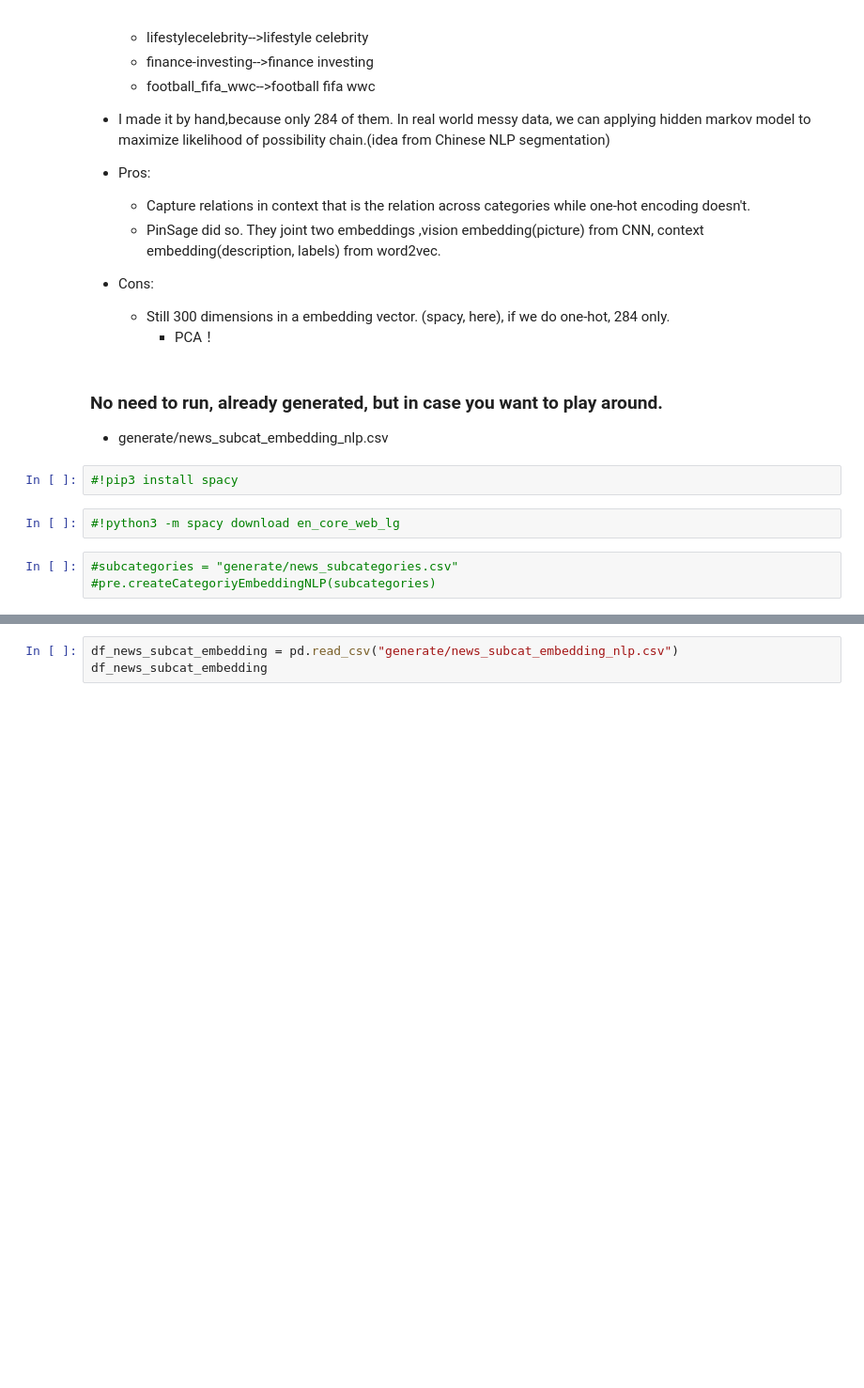
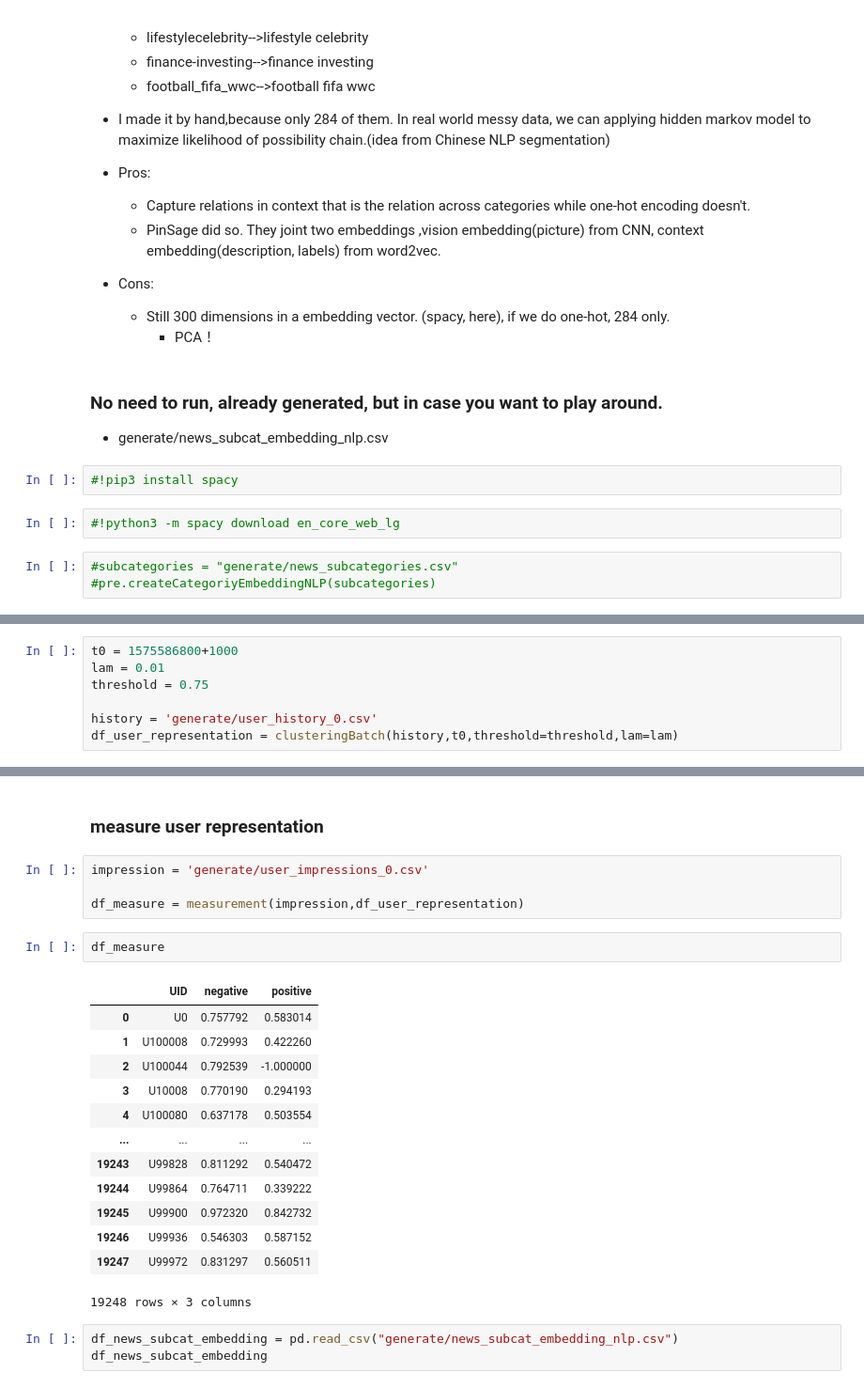
Before and after one commit to hujingwei3303/DM-project, a Jupyter notebook: DM.ipynb, the cells around one changed output, grey strips where cells are left out. Shown: that part at 94% size. Drawn from its saved outputs; the diff is of its cells as text; blank space fills up the shorter version.

```diff
--- a/DM.ipynb
+++ b/DM.ipynb
@@ -97,0 +213,7 @@ Use nlp embedding, tokenize subcategories
+# %%
+t0 = 1575586800+1000
+lam = 0.01
+threshold = 0.75
+
+history = 'generate/user_history_0.csv'
+df_user_representation = clusteringBatch(history,t0,threshold=threshold,lam=lam)
@@ -98,3 +236,25 @@ Use nlp embedding, tokenize subcategories
+# %% [markdown]
+### measure user representation
+# %%
+impression = 'generate/user_impressions_0.csv'
+
+df_measure = measurement(impression,df_user_representation)
+# %%
+df_measure
+# %% [output]
+|  | UID | negative | positive |
+| 0 | U0 | 0.757792 | 0.583014 |
+| 1 | U100008 | 0.729993 | 0.422260 |
+| 2 | U100044 | 0.792539 | -1.000000 |
+| 3 | U10008 | 0.770190 | 0.294193 |
+| 4 | U100080 | 0.637178 | 0.503554 |
+| ... | ... | ... | ... |
+| 19243 | U99828 | 0.811292 | 0.540472 |
+| 19244 | U99864 | 0.764711 | 0.339222 |
+| 19245 | U99900 | 0.972320 | 0.842732 |
+| 19246 | U99936 | 0.546303 | 0.587152 |
+| 19247 | U99972 | 0.831297 | 0.560511 |
+19248 rows × 3 columns
 # %%
 df_news_subcat_embedding = pd.read_csv("generate/news_subcat_embedding_nlp.csv")
 df_news_subcat_embedding
```
Also changed, not shown: parts of 10 cells of this notebook, 1 other file.
